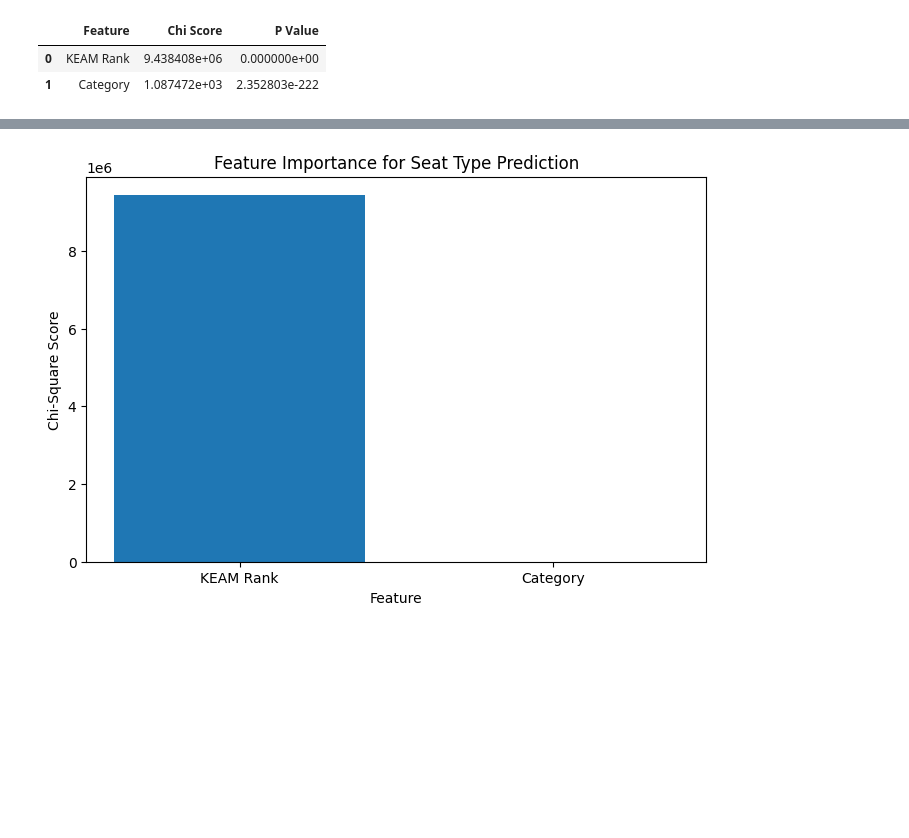
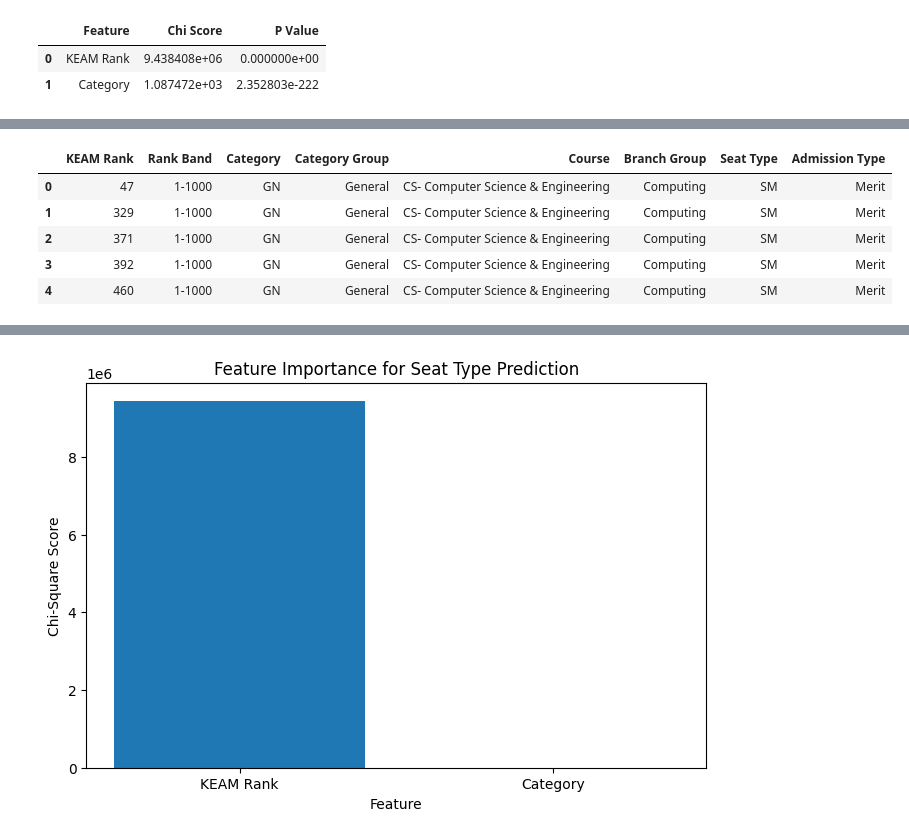
Before and after one commit to Avantika23-git/AdmissionGPT, a Jupyter notebook: notebook/Final.ipynb, the cells around one changed output, grey strips where cells are left out. Drawn from its saved outputs; the diff is of its cells as text; code cells hidden in the pictures; blank space fills up the shorter version.

```diff
--- a/notebook/Final.ipynb
+++ b/notebook/Final.ipynb
@@ -384,0 +526,9 @@ seat_feature_df
+# %%
+df[["KEAM Rank","Rank Band","Category","Category Group","Course","Branch Group","Seat Type","Admission Type"]].head()
+# %% [output]
+|  | KEAM Rank | Rank Band | Category | Category Group | Course | Branch Group | Seat Type | Admission Type |
+| 0 | 47 | 1-1000 | GN | General | CS- Computer Science & Engineering | Computing | SM | Merit |
+| 1 | 329 | 1-1000 | GN | General | CS- Computer Science & Engineering | Computing | SM | Merit |
+| 2 | 371 | 1-1000 | GN | General | CS- Computer Science & Engineering | Computing | SM | Merit |
+| 3 | 392 | 1-1000 | GN | General | CS- Computer Science & Engineering | Computing | SM | Merit |
+| 4 | 460 | 1-1000 | GN | General | CS- Computer Science & Engineering | Computing | SM | Merit |
```
Also changed, not shown: parts of 5 cells of this notebook, 28 other files.
